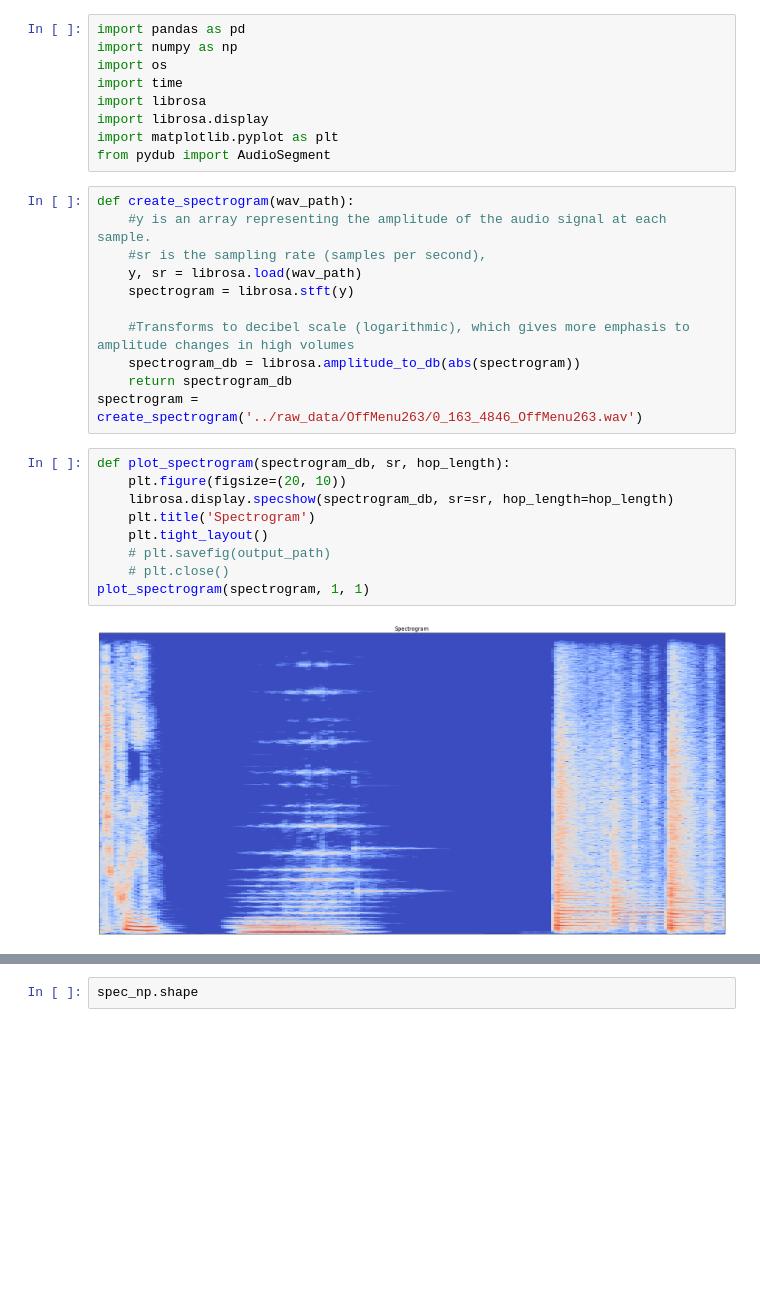
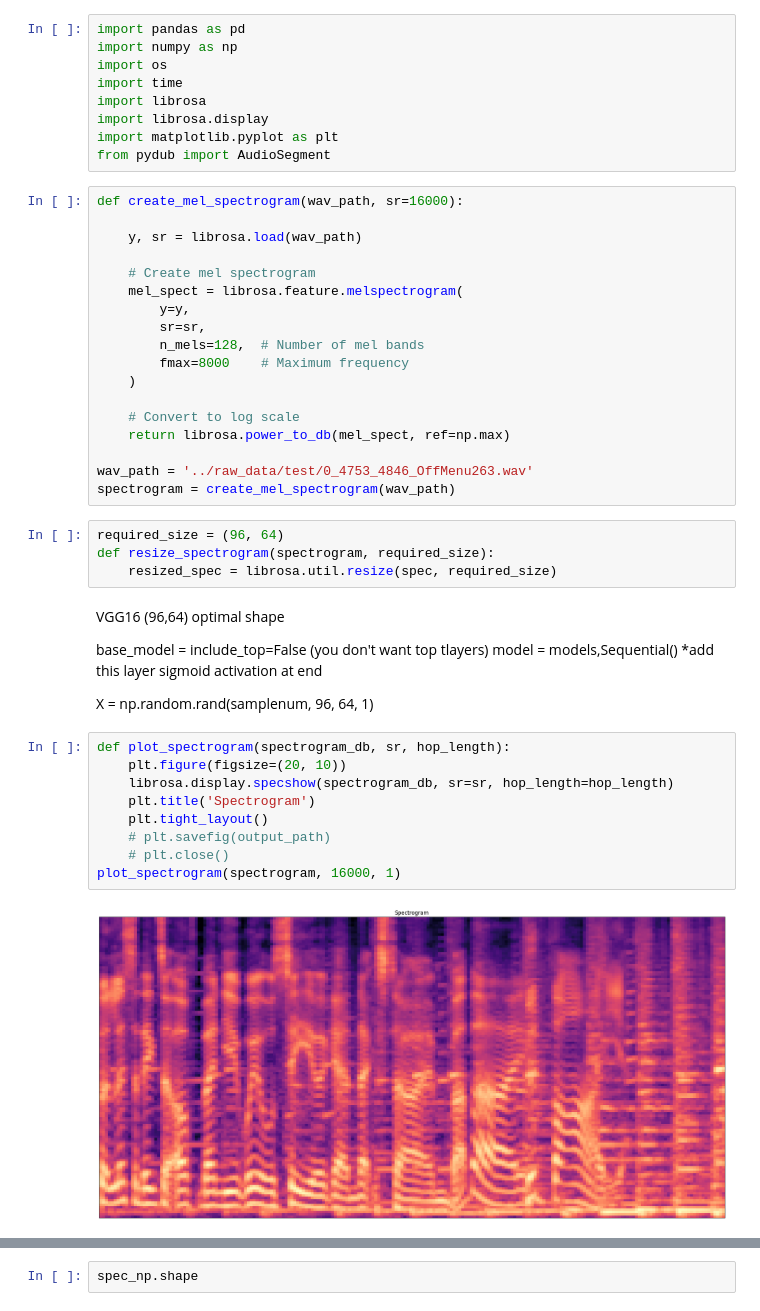
Before and after one commit to jenniferefox/podcast-ad-skipper, a Jupyter notebook: Notebook/initial_research_model.ipynb, the cells around one changed output, grey strips where cells are left out. Saved outputs shown, nothing was run; the diff lists cells and outputs as text; blank space fills up the shorter version.

Commit message:
mel spectrogram conversion code added

```diff
--- a/Notebook/initial_research_model.ipynb
+++ b/Notebook/initial_research_model.ipynb
@@ -11,28 +11,48 @@ import librosa
 import librosa.display
 import matplotlib.pyplot as plt
 from pydub import AudioSegment
-# %%
-def create_spectrogram(wav_path):
-    #y is an array representing the amplitude of the audio signal at each sample.
-    #sr is the sampling rate (samples per second),
-    y, sr = librosa.load(wav_path)
-    spectrogram = librosa.stft(y)
-
-    #Transforms to decibel scale (logarithmic), which gives more emphasis to amplitude changes in high volumes
-    spectrogram_db = librosa.amplitude_to_db(abs(spectrogram))
-    return spectrogram_db
-spectrogram = create_spectrogram('../raw_data/OffMenu263/0_163_4846_OffMenu263.wav')
+# %%
+def create_mel_spectrogram(wav_path, sr=16000):
+
+    y, sr = librosa.load(wav_path)
+
+    # Create mel spectrogram
+    mel_spect = librosa.feature.melspectrogram(
+        y=y,
+        sr=sr,
+        n_mels=128,  # Number of mel bands
+        fmax=8000    # Maximum frequency
+    )
+
+    # Convert to log scale
+    return librosa.power_to_db(mel_spect, ref=np.max)
+
+wav_path = '../raw_data/test/0_4753_4846_OffMenu263.wav'
+spectrogram = create_mel_spectrogram(wav_path)
+# %%
+required_size = (96, 64)
+def resize_spectrogram(spectrogram, required_size):
+    resized_spec = librosa.util.resize(spec, required_size)
+# %% [markdown]
+VGG16
+(96,64) optimal shape
+
+base_model =
+include_top=False (you don't want top tlayers)
+model = models,Sequential() *add this layer sigmoid activation at end
+
+X = np.random.rand(samplenum, 96, 64, 1)
 # %%
 def plot_spectrogram(spectrogram_db, sr, hop_length):
     plt.figure(figsize=(20, 10))
     librosa.display.specshow(spectrogram_db, sr=sr, hop_length=hop_length)
     plt.title('Spectrogram')
     plt.tight_layout()
     # plt.savefig(output_path)
     # plt.close()
-plot_spectrogram(spectrogram, 1, 1)
+plot_spectrogram(spectrogram, 16000, 1)
 # %% [output]
-[figure, old version]
+[figure, new version]
 # %%
 def spectrogram_to_numpy(spectrogram):
     return np.array(spectrogram)
```
Also changed, not shown: parts of 1 cell of this notebook.
